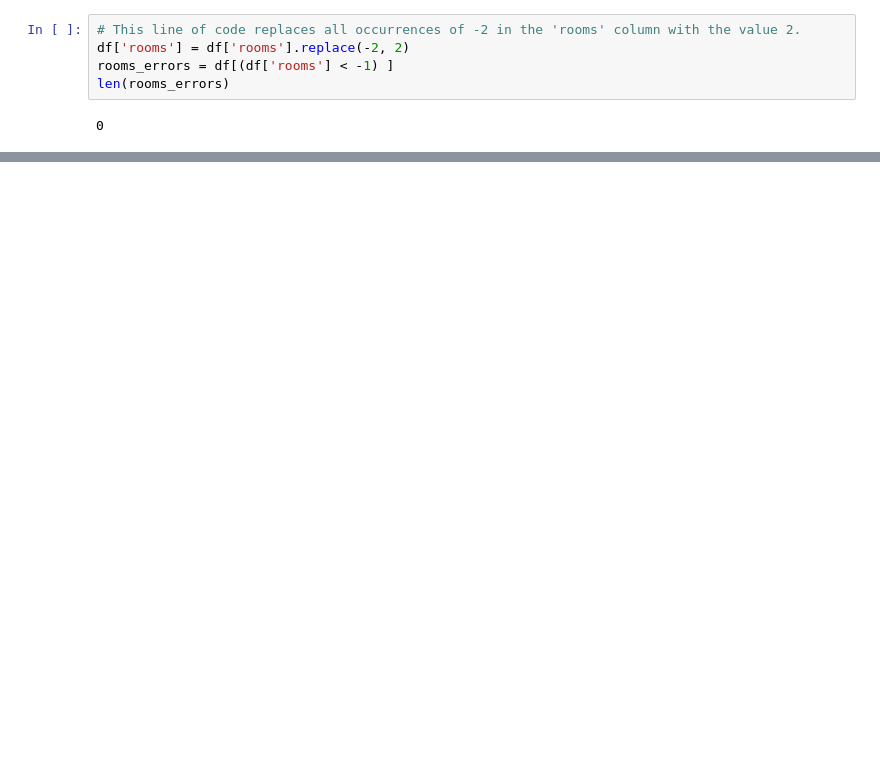
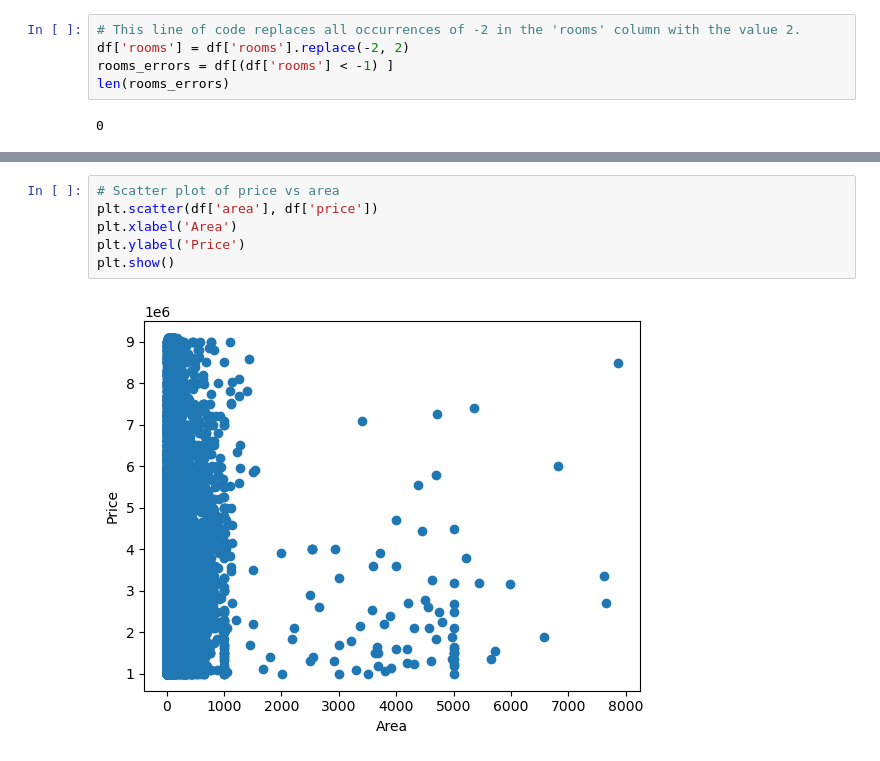
Before and after one commit to sophisticated21/Russian-Real-Estate-Docker-ML-Project, a Jupyter notebook: ML-algorithm-real-estate.ipynb, the cells around one changed output, grey strips where cells are left out. Drawn from its saved outputs; the diff is of its cells as text; blank space fills up the shorter version.

```diff
--- a/ML-algorithm-real-estate.ipynb
+++ b/ML-algorithm-real-estate.ipynb
@@ -293,0 +312,8 @@ len(rooms_errors)
+# %%
+# Scatter plot of price vs area
+plt.scatter(df['area'], df['price'])
+plt.xlabel('Area')
+plt.ylabel('Price')
+plt.show()
+# %% [output]
+[figure, added]
```
Also changed, not shown: parts of 21 cells of this notebook, 1 other file.
